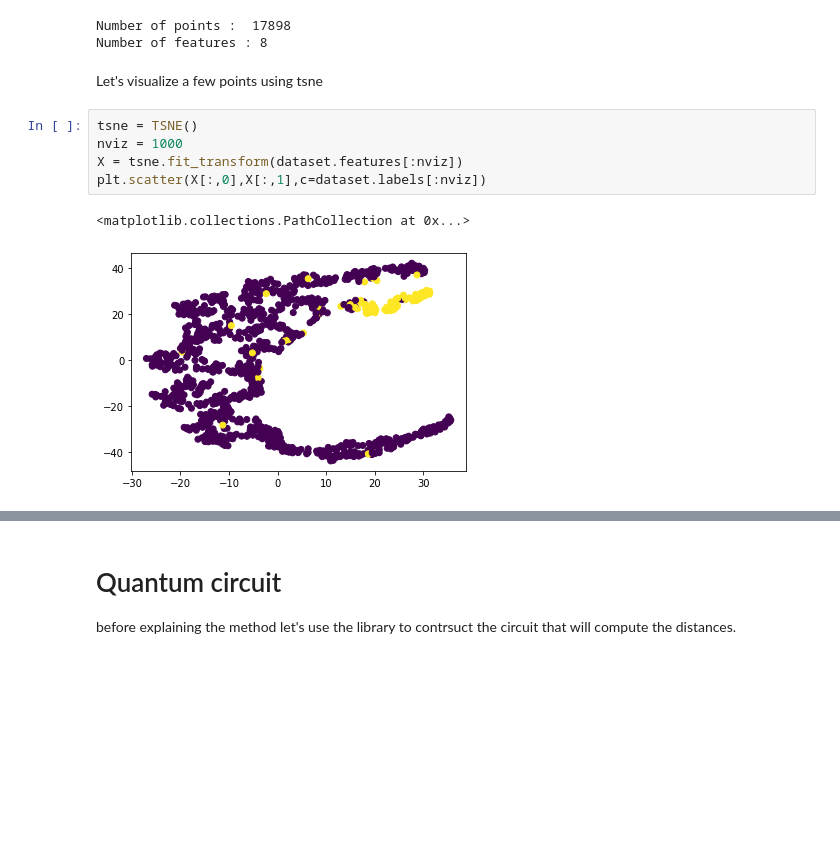
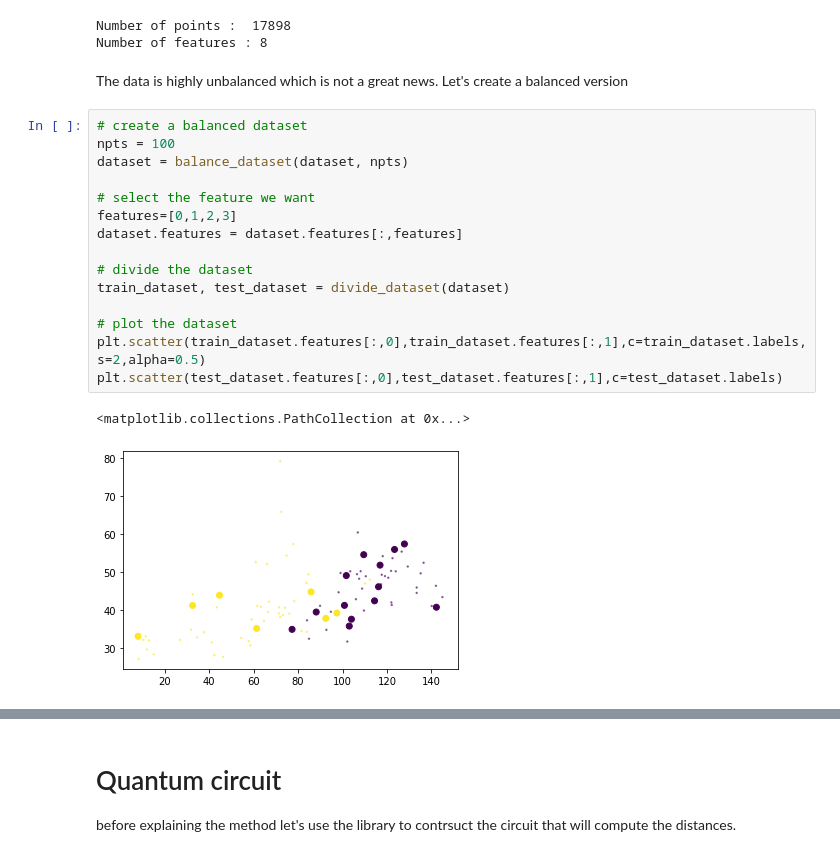
Before and after one commit to NLESC-quantum/quantum_comp, a Jupyter notebook: pulsar_search/ml/knn/qknn.ipynb, the cells around one changed output, grey strips where cells are left out. Drawn from its saved outputs; the diff is of its cells as text; blank space fills up the shorter version.

```diff
--- a/pulsar_search/ml/knn/qknn.ipynb
+++ b/pulsar_search/ml/knn/qknn.ipynb
@@ -45,13 +45,23 @@ print('Number of features :', dataset.features.shape[1])
 # %% [output]
 Number of points :  17898
 Number of features : 8
-# %% [markdown]
-Let's visualize a few points using tsne
-# %%
-tsne = TSNE()
-nviz = 1000
-X = tsne.fit_transform(dataset.features[:nviz])
-plt.scatter(X[:,0],X[:,1],c=dataset.labels[:nviz])
-# %% [output]
-<matplotlib.collections.PathCollection at 0x...>
-[figure, removed]
+# %% [markdown]
+The data is highly unbalanced which is not a great news. Let's create a balanced version
+# %%
+# create a balanced dataset
+npts = 100
+dataset = balance_dataset(dataset, npts)
+
+# select the feature we want
+features=[0,1,2,3]
+dataset.features = dataset.features[:,features]
+
+# divide the dataset
+train_dataset, test_dataset = divide_dataset(dataset)
+
+# plot the dataset
+plt.scatter(train_dataset.features[:,0],train_dataset.features[:,1],c=train_dataset.labels,s=2,alpha=0.5)
+plt.scatter(test_dataset.features[:,0],test_dataset.features[:,1],c=test_dataset.labels)
+# %% [output]
+<matplotlib.collections.PathCollection at 0x...>
+[figure, added]
```
Also changed, not shown: parts of 6 cells of this notebook, 2 other files.
